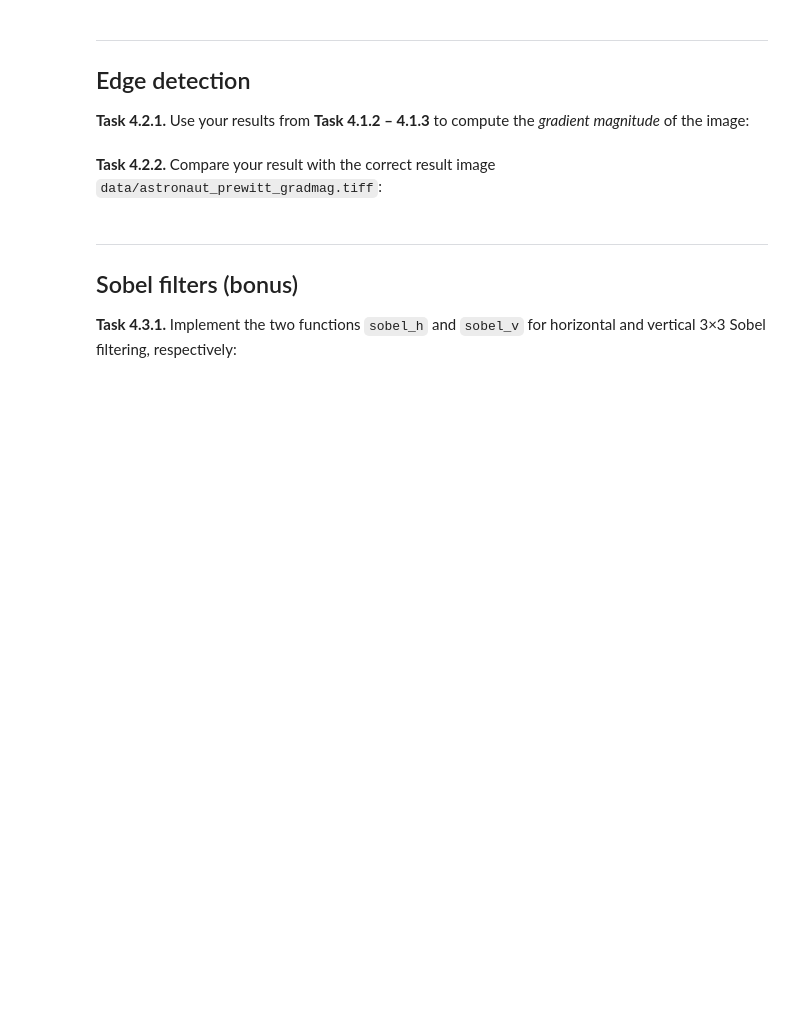
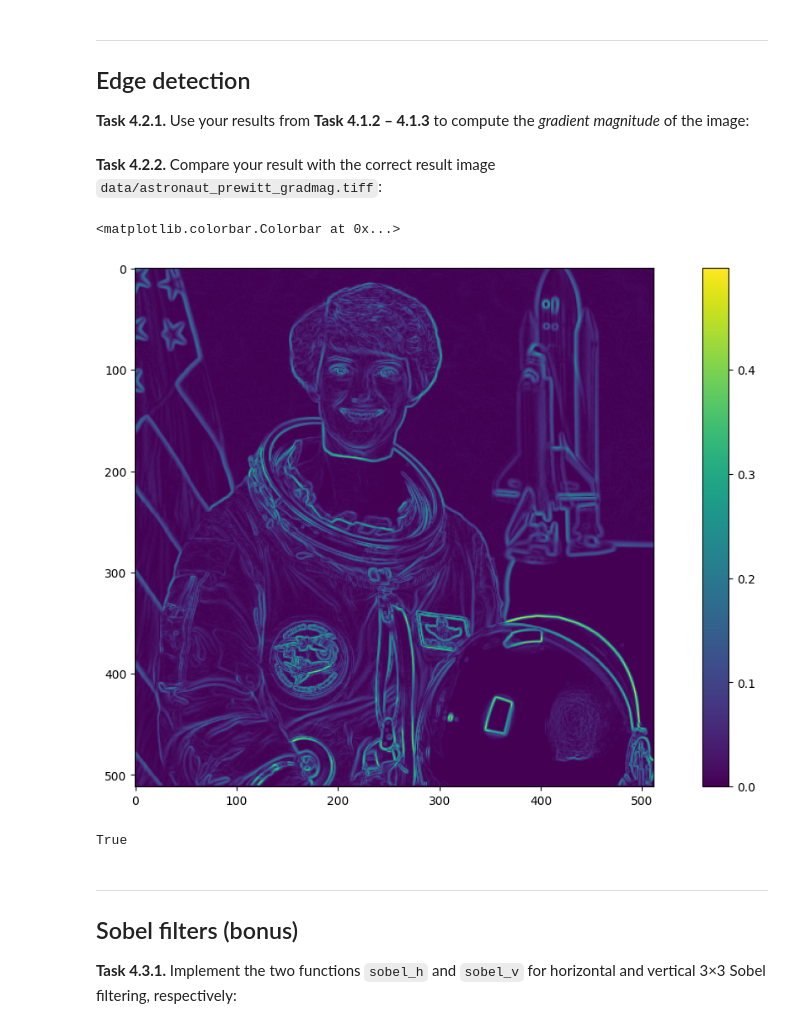
Before and after one commit to evaj0510/mobi-fs3-python, a Jupyter notebook: task4.ipynb, the cells around one changed output. Saved outputs shown, nothing was run; the diff lists cells and outputs as text; code cells hidden in the pictures; blank space fills up the shorter version.

```diff
--- a/task4.ipynb
+++ b/task4.ipynb
@@ -99,8 +99,22 @@ assert numpy.allclose(img_v, img_v_o)
 ## Edge detection
 
 **<a id="#">Task 4.2.1.</a>** Use your results from **Task 4.1.2 – 4.1.3** to compute the *gradient magnitude* of the image:
+# %%
+img_edge_detection = numpy.sqrt(img_h **2 + img_v **2)
 # %% [markdown]
 **<a id="#">Task 4.2.2.</a>** Compare your result with the correct result image `data/astronaut_prewitt_gradmag.tiff`:
+# %%
+plt.figure(figsize=(15,8))
+plt.imshow(img_edge_detection)
+plt.colorbar()
+# %% [output]
+<matplotlib.colorbar.Colorbar at 0x...>
+[figure, added]
+# %%
+img_edge_detection_o = skimage.io.imread('data/astronaut_prewitt_gradmag.tiff')
+numpy.allclose(img_edge_detection, img_edge_detection_o)
+# %% [output]
+True
 # %% [markdown]
 ---
 
```
